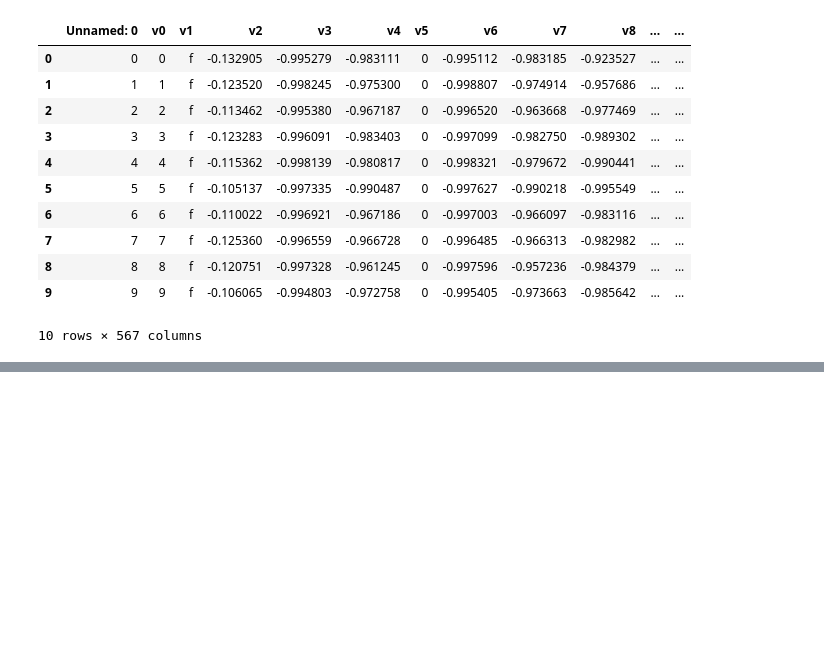
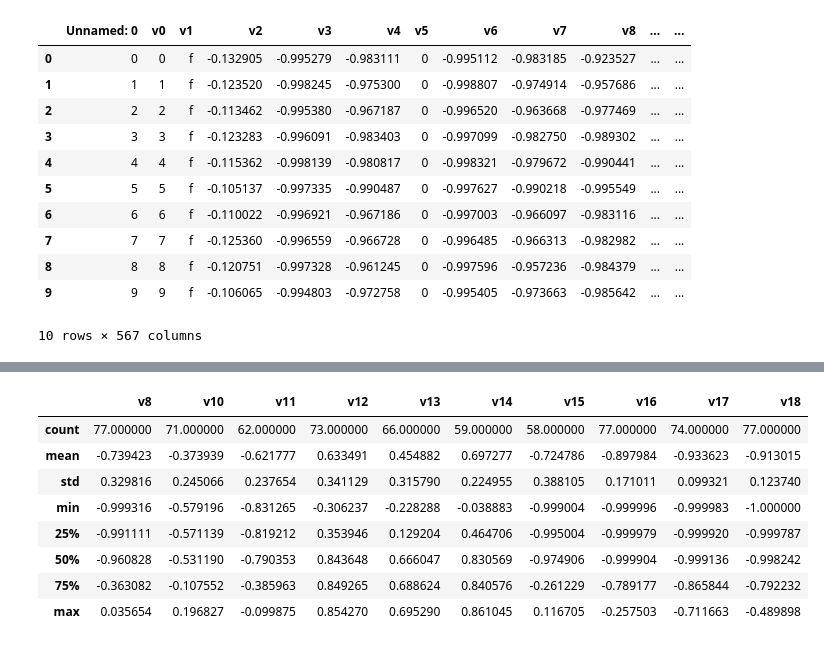
Before and after one commit to geqiao/task1, a Jupyter notebook: task1.ipynb, the cells around one changed output, grey strips where cells are left out. Cells and saved outputs as stored; diff of their text form; code cells hidden in the pictures; blank space fills up the shorter version.

```diff
--- a/task1.ipynb
+++ b/task1.ipynb
@@ -28,0 +82,12 @@ plt.title('Counts by label');
+# %%
+raw_train_data.loc[raw_train_data.isna().any(axis=1),raw_train_data.isna().any(axis=0)].describe()
+# %% [output]
+|  | v8 | v10 | v11 | v12 | v13 | v14 | v15 | v16 | v17 | v18 |
+| count | 77.000000 | 71.000000 | 62.000000 | 73.000000 | 66.000000 | 59.000000 | 58.000000 | 77.000000 | 74.000000 | 77.000000 |
+| mean | -0.739423 | -0.373939 | -0.621777 | 0.633491 | 0.454882 | 0.697277 | -0.724786 | -0.897984 | -0.933623 | -0.913015 |
+| std | 0.329816 | 0.245066 | 0.237654 | 0.341129 | 0.315790 | 0.224955 | 0.388105 | 0.171011 | 0.099321 | 0.123740 |
+| min | -0.999316 | -0.579196 | -0.831265 | -0.306237 | -0.228288 | -0.038883 | -0.999004 | -0.999996 | -0.999983 | -1.000000 |
+| 25% | -0.991111 | -0.571139 | -0.819212 | 0.353946 | 0.129204 | 0.464706 | -0.995004 | -0.999979 | -0.999920 | -0.999787 |
+| 50% | -0.960828 | -0.531190 | -0.790353 | 0.843648 | 0.666047 | 0.830569 | -0.974906 | -0.999904 | -0.999136 | -0.998242 |
+| 75% | -0.363082 | -0.107552 | -0.385963 | 0.849265 | 0.688624 | 0.840576 | -0.261229 | -0.789177 | -0.865844 | -0.792232 |
+| max | 0.035654 | 0.196827 | -0.099875 | 0.854270 | 0.695290 | 0.861045 | 0.116705 | -0.257503 | -0.711663 | -0.489898 |
```
Also changed, not shown: parts of 13 cells of this notebook.
